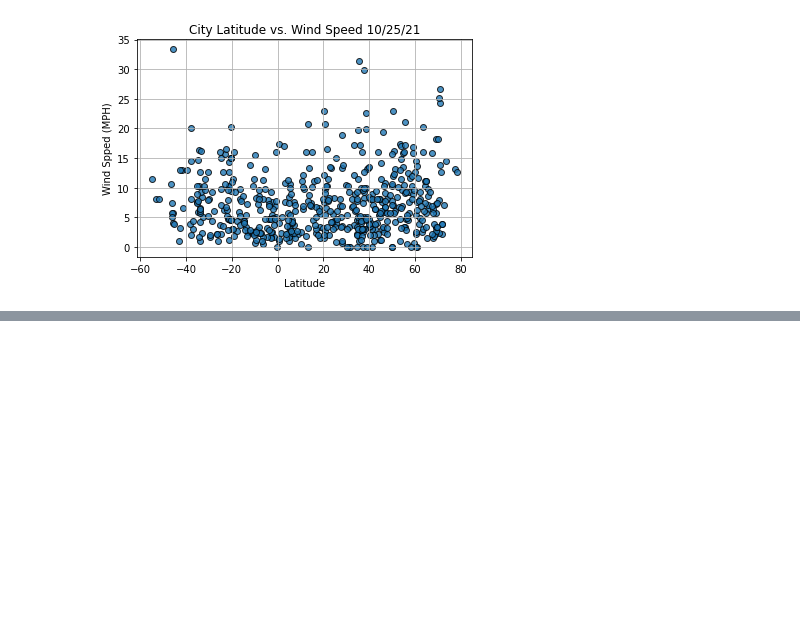
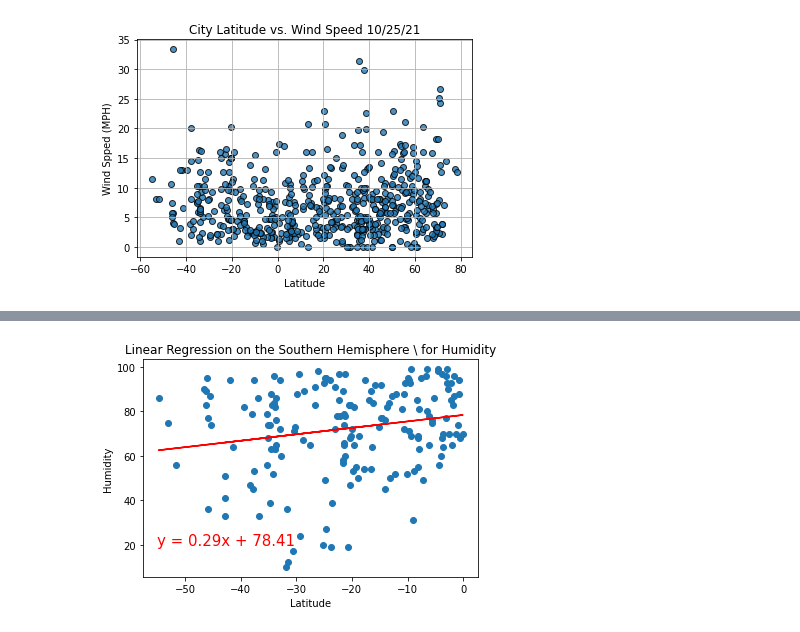
Before and after one commit to easeverance/World_Weather_Analysis, a Jupyter notebook: WeatherPy.ipynb, the cells around one changed output, grey strips where cells are left out. Cells and saved outputs as stored; diff of their text form; code cells hidden in the pictures; blank space fills up the shorter version.

```diff
--- a/WeatherPy.ipynb
+++ b/WeatherPy.ipynb
@@ -250,0 +354,9 @@ plt.show()
+# %%
+# Linear regression on the Southern Hemisphere
+x_values_south = southern_hemi_df["Lat"]
+y_values_south =southern_hemi_df["Humidity"]
+# Call the function.
+plot_linear_regression(x_values_south, y_values_south,
+                       'Linear Regression on the Southern Hemisphere \ for Humidity', 'Humidity',(-55,20))
+# %% [output]
+[figure, added]
```
Also changed, not shown: parts of 15 cells of this notebook.
